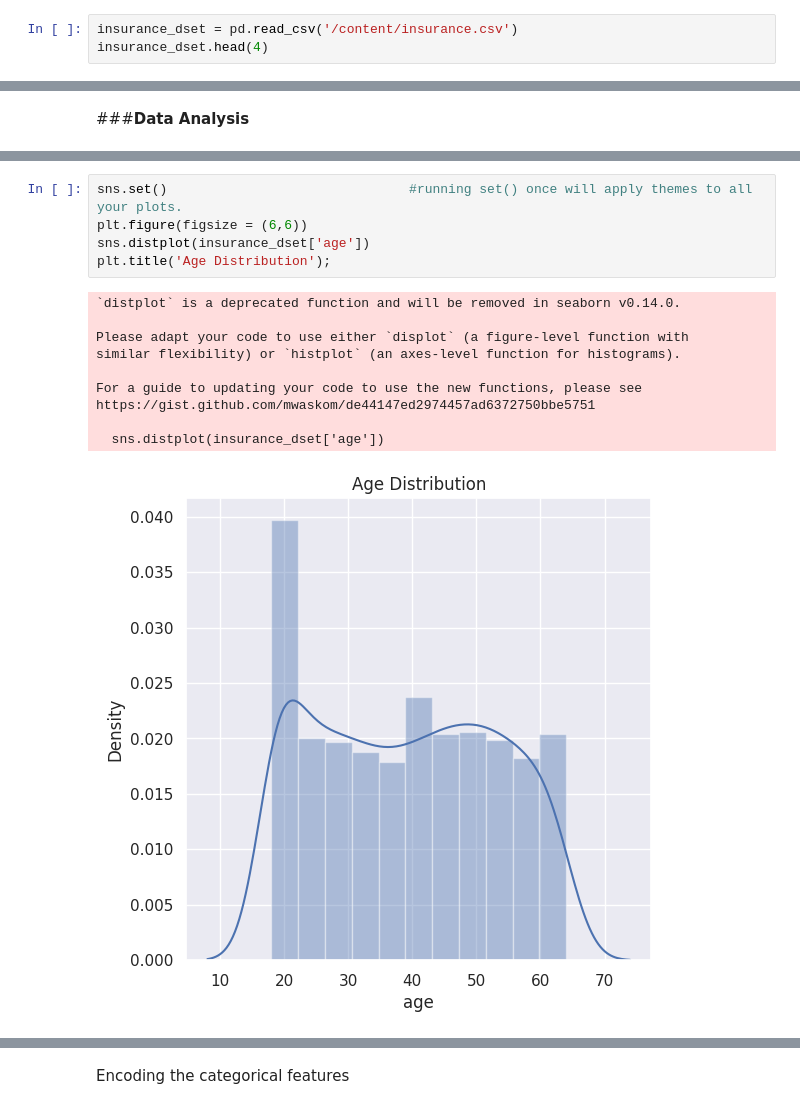
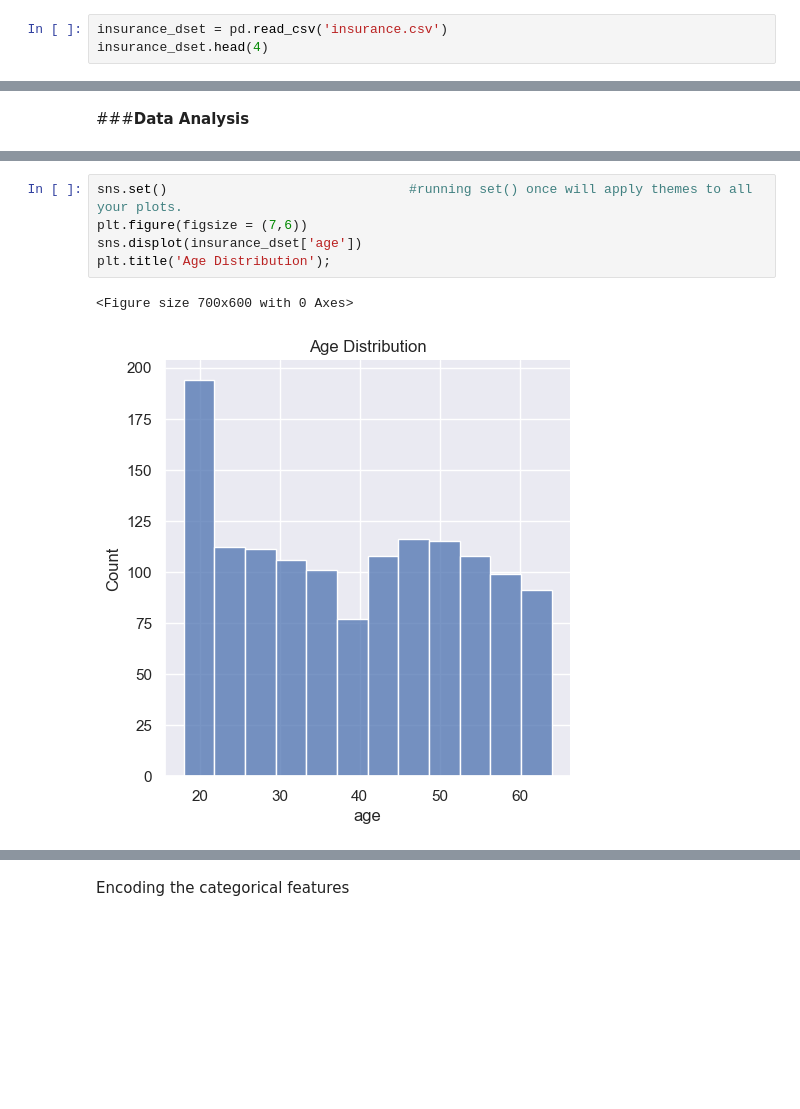
Before and after one commit to theExplorerLad/Health_Insurance_Cost_Prediction_System, a Jupyter notebook: Project_II.ipynb, the cells around one changed output, grey strips where cells are left out. Cells and saved outputs as stored; diff of their text form; blank space fills up the shorter version.

```diff
--- a/Project_II.ipynb
+++ b/Project_II.ipynb
@@ -9,7 +9,7 @@ from sklearn import metrics
 # %% [markdown]
 ###**Data Collection**
 # %%
-insurance_dset = pd.read_csv('/content/insurance.csv')
+insurance_dset = pd.read_csv('insurance.csv')
 insurance_dset.head(4)
 # %% [output]
 |  | age | sex | bmi | children | smoker | region | charges |
@@ -67,18 +69,10 @@ insurance_dset.describe()
 | max | 64.000000 | 53.130000 | 5.000000 | 63770.428010 |
 # %%
 sns.set()                               #running set() once will apply themes to all your plots.
-plt.figure(figsize = (6,6))
-sns.distplot(insurance_dset['age'])
+plt.figure(figsize = (7,6))
+sns.displot(insurance_dset['age'])
 plt.title('Age Distribution');
 # %% [output]
-`distplot` is a deprecated function and will be removed in seaborn v0.14.0.
-
-Please adapt your code to use either `displot` (a figure-level function with
-similar flexibility) or `histplot` (an axes-level function for histograms).
-
-For a guide to updating your code to use the new functions, please see
-https://gist.github.com/mwaskom/de44147ed2974457ad6372750bbe5751
-
-  sns.distplot(insurance_dset['age'])
+<Figure size 700x600 with 0 Axes>
-[figure, old version]
+[figure, new version]
 # %%
```
Also changed, not shown: parts of 28 cells of this notebook, 4 other files.
